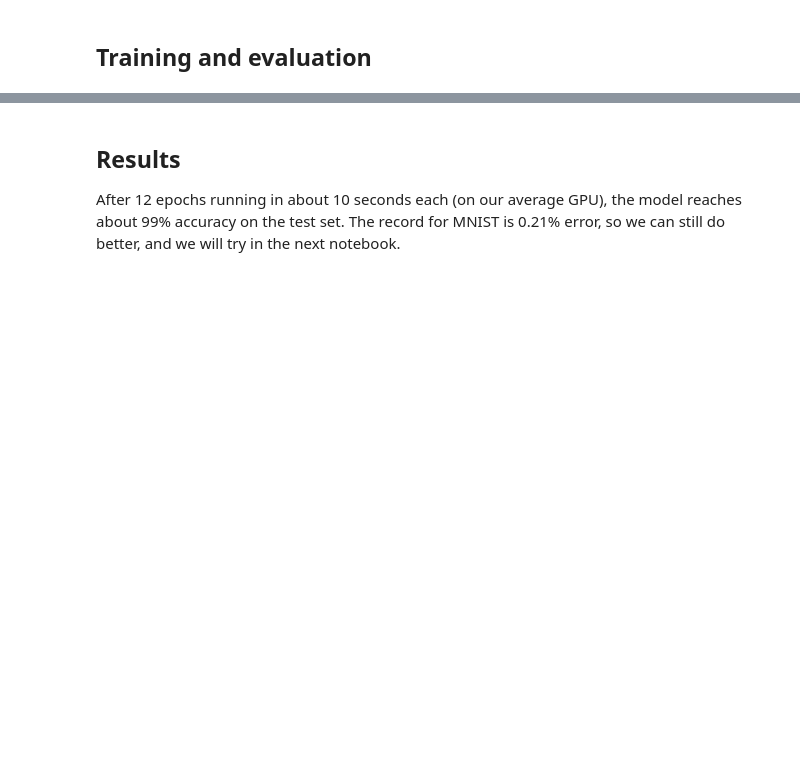
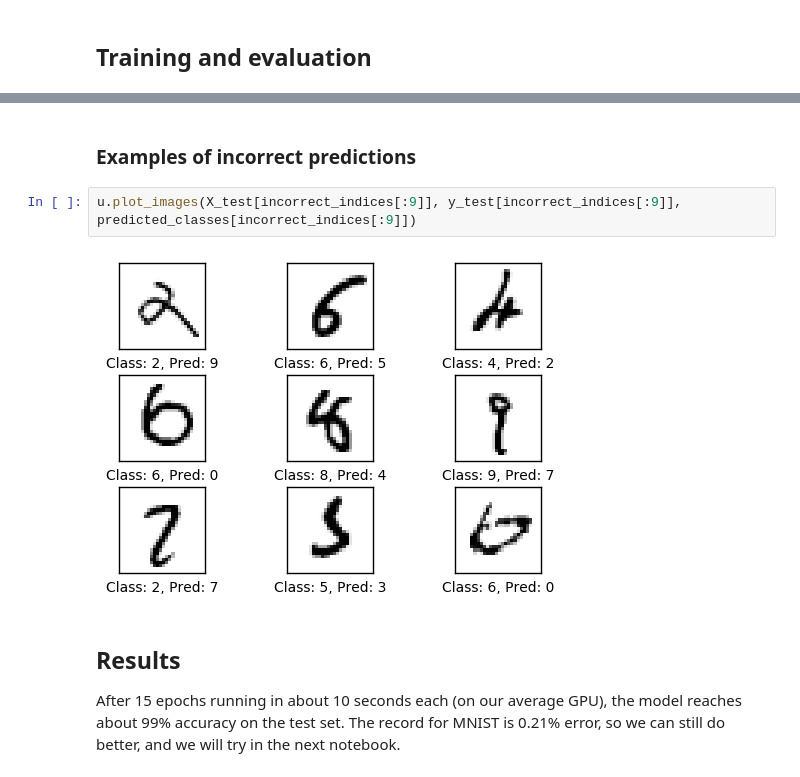
Before and after one commit to Kidel/In-Codice-Ratio-OCR-with-CNN, a Jupyter notebook: Notebooks/01_Mnist.ipynb, the cells around one changed output, grey strips where cells are left out. Saved outputs shown, nothing was run; the diff lists cells and outputs as text; blank space fills up the shorter version.

```diff
--- a/Notebooks/01_Mnist.ipynb
+++ b/Notebooks/01_Mnist.ipynb
@@ -129,4 +142,10 @@ Test accuracy: 0.9895
+# %% [markdown]
+### Examples of incorrect predictions
+# %%
+u.plot_images(X_test[incorrect_indices[:9]], y_test[incorrect_indices[:9]], predicted_classes[incorrect_indices[:9]])
+# %% [output]
+[figure, added]
 # %% [markdown]
 ## Results
-After 12 epochs running in about 10 seconds each (on our average GPU), the model reaches about 99% accuracy on the test set.
+After 15 epochs running in about 10 seconds each (on our average GPU), the model reaches about 99% accuracy on the test set.
 The record for MNIST is 0.21% error, so we can still do better, and we will try in the next notebook.
```
Also changed, not shown: parts of 8 cells of this notebook, 2 other files.
